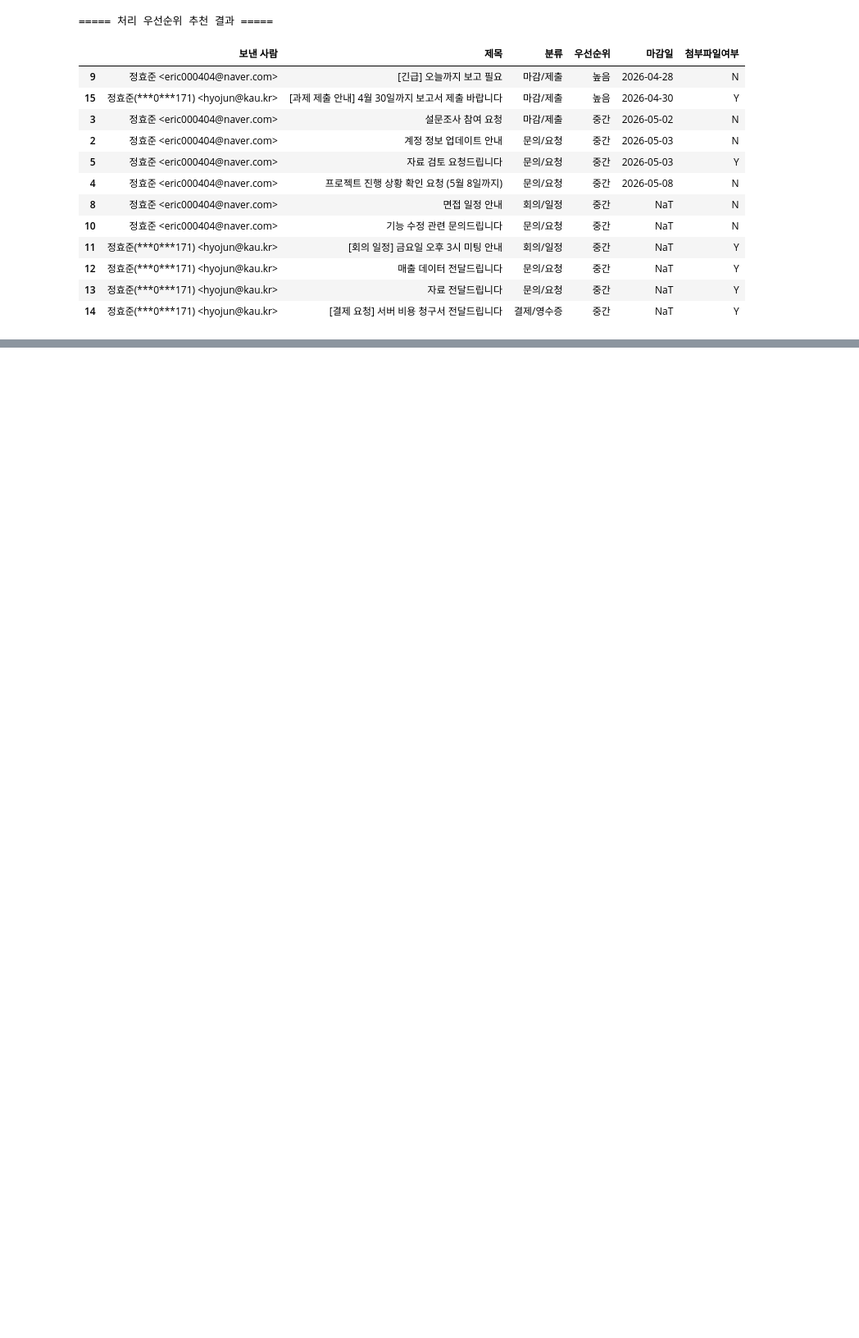
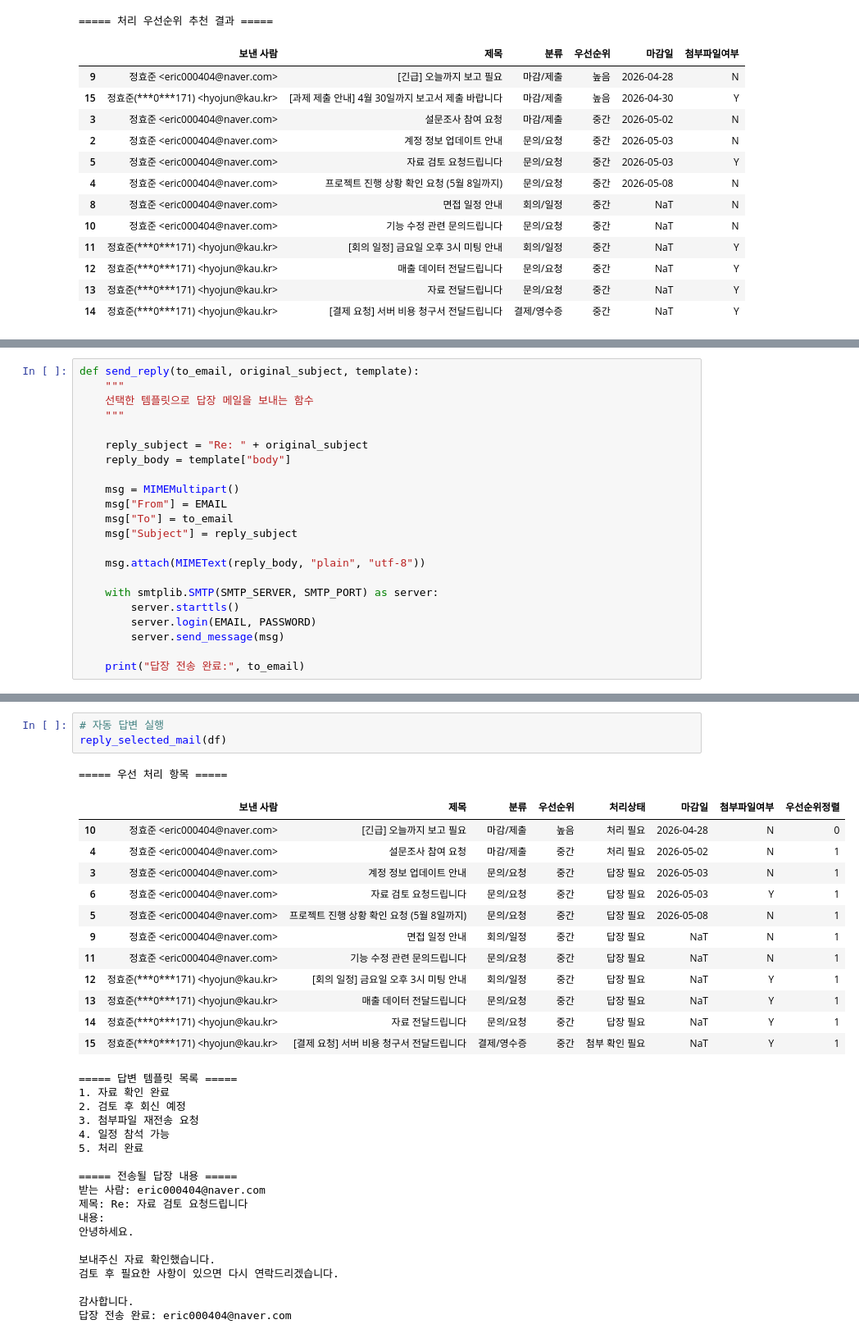
Before and after one commit to hehe7821/IMAPemailprj, a Jupyter notebook: REGEX IMAP을 이용한 업무 자동화.ipynb, the cells around one changed output, grey strips where cells are left out. Shown at 82% size. Drawn from its saved outputs; the diff is of its cells as text; blank space fills up the shorter version.

```diff
--- a/REGEX IMAP을 이용한 업무 자동화.ipynb
+++ b/REGEX IMAP을 이용한 업무 자동화.ipynb
@@ -461,0 +509,22 @@ df
+# %%
+def send_reply(to_email, original_subject, template):
+    """
+    선택한 템플릿으로 답장 메일을 보내는 함수
+    """
+
+    reply_subject = "Re: " + original_subject
+    reply_body = template["body"]
+
+    msg = MIMEMultipart()
+    msg["From"] = EMAIL
+    msg["To"] = to_email
+    msg["Subject"] = reply_subject
+
+    msg.attach(MIMEText(reply_body, "plain", "utf-8"))
+
+    with smtplib.SMTP(SMTP_SERVER, SMTP_PORT) as server:
+        server.starttls()
+        server.login(EMAIL, PASSWORD)
+        server.send_message(msg)
+
+    print("답장 전송 완료:", to_email)
@@ -461,0 +611,35 @@ df
+# %%
+# 자동 답변 실행
+reply_selected_mail(df)
+# %% [output]
+===== 우선 처리 항목 =====
+|  | 보낸 사람 | 제목 | 분류 | 우선순위 | 처리상태 | 마감일 | 첨부파일여부 | 우선순위정렬 |
+| 10 | 정효준 <eric000404@naver.com> | [긴급] 오늘까지 보고 필요 | 마감/제출 | 높음 | 처리 필요 | 2026-04-28 | N | 0 |
+| 4 | 정효준 <eric000404@naver.com> | 설문조사 참여 요청 | 마감/제출 | 중간 | 처리 필요 | 2026-05-02 | N | 1 |
+| 3 | 정효준 <eric000404@naver.com> | 계정 정보 업데이트 안내 | 문의/요청 | 중간 | 답장 필요 | 2026-05-03 | N | 1 |
+| 6 | 정효준 <eric000404@naver.com> | 자료 검토 요청드립니다 | 문의/요청 | 중간 | 답장 필요 | 2026-05-03 | Y | 1 |
+| 5 | 정효준 <eric000404@naver.com> | 프로젝트 진행 상황 확인 요청 (5월 8일까지) | 문의/요청 | 중간 | 답장 필요 | 2026-05-08 | N | 1 |
+| 9 | 정효준 <eric000404@naver.com> | 면접 일정 안내 | 회의/일정 | 중간 | 답장 필요 | NaT | N | 1 |
+| 11 | 정효준 <eric000404@naver.com> | 기능 수정 관련 문의드립니다 | 문의/요청 | 중간 | 답장 필요 | NaT | N | 1 |
+| 12 | 정효준(***0***171) <hyojun@kau.kr> | [회의 일정] 금요일 오후 3시 미팅 안내 | 회의/일정 | 중간 | 답장 필요 | NaT | Y | 1 |
+| 13 | 정효준(***0***171) <hyojun@kau.kr> | 매출 데이터 전달드립니다 | 문의/요청 | 중간 | 답장 필요 | NaT | Y | 1 |
+| 14 | 정효준(***0***171) <hyojun@kau.kr> | 자료 전달드립니다 | 문의/요청 | 중간 | 답장 필요 | NaT | Y | 1 |
+| 15 | 정효준(***0***171) <hyojun@kau.kr> | [결제 요청] 서버 비용 청구서 전달드립니다 | 결제/영수증 | 중간 | 첨부 확인 필요 | NaT | Y | 1 |
+===== 답변 템플릿 목록 =====
+1. 자료 확인 완료
+2. 검토 후 회신 예정
+3. 첨부파일 재전송 요청
+4. 일정 참석 가능
+5. 처리 완료
+
+===== 전송될 답장 내용 =====
+받는 사람: eric000404@naver.com
+제목: Re: 자료 검토 요청드립니다
+내용:
+안녕하세요.
+
+보내주신 자료 확인했습니다.
+검토 후 필요한 사항이 있으면 다시 연락드리겠습니다.
+
+감사합니다.
+답장 전송 완료: eric000404@naver.com
```
Also changed, not shown: parts of 12 cells of this notebook, 1 other file.
